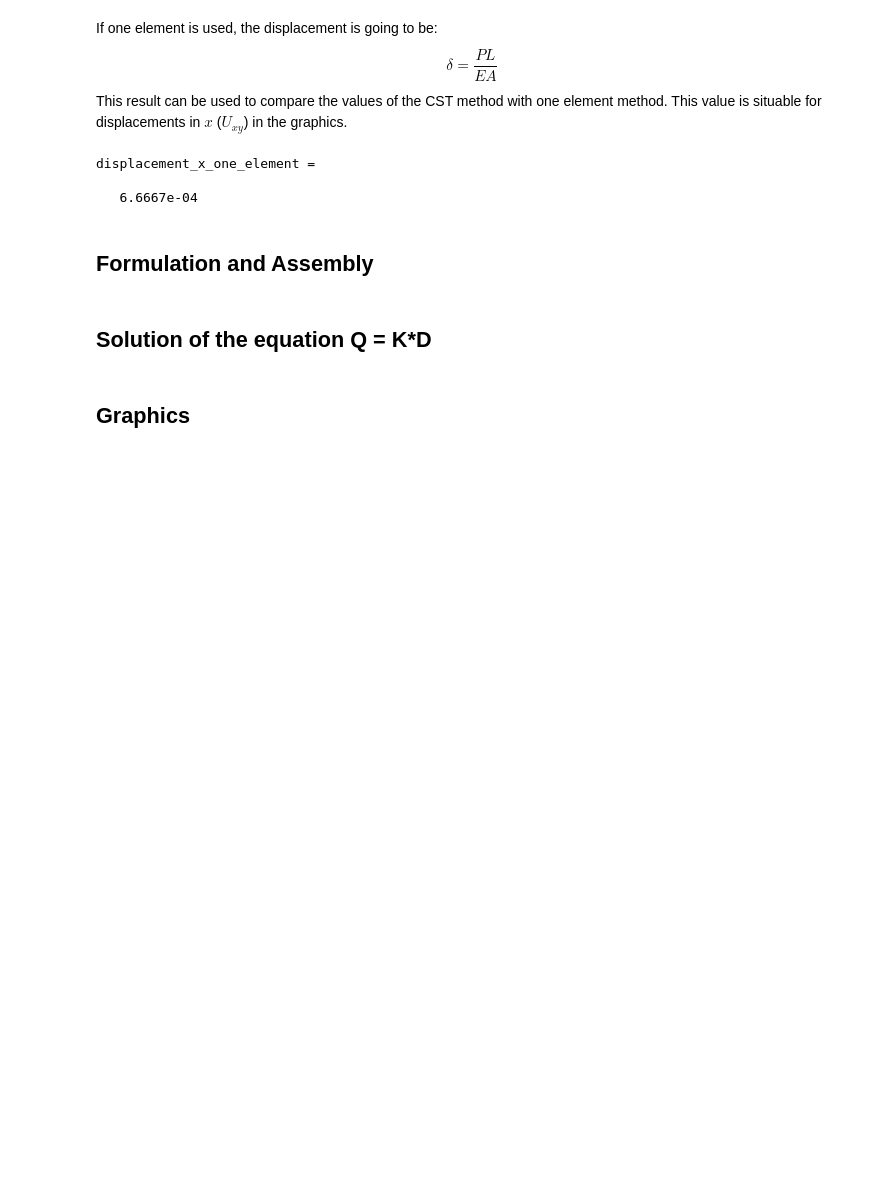
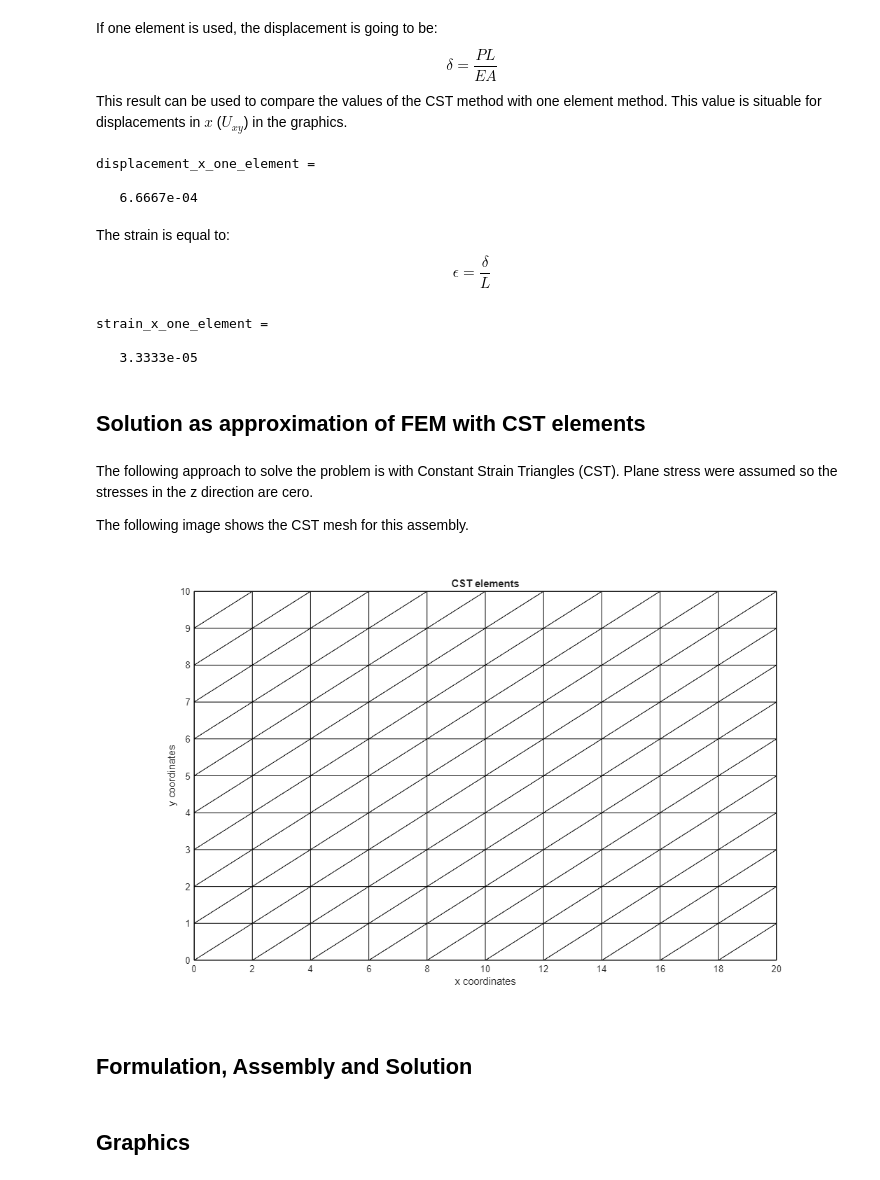
Before and after one commit to NICOLASQUINONES12/FEM-Plate-CST-Plane-Stress-MATLAB, a Jupyter notebook: Code jupyter.ipynb, the cells around one changed output. Drawn from its saved outputs; the diff is of its cells as text; code cells hidden in the pictures; blank space fills up the shorter version.

```diff
--- a/Code jupyter.ipynb
+++ b/Code jupyter.ipynb
@@ -45,6 +48,61 @@ displacement_x_one_element
 displacement_x_one_element =
 
    6.6667e-04
+# %% [markdown]
+The strain is equal to:
+$$
+\epsilon = \frac{\delta}{L}
+$$
+# %%
+strain_x_one_element = displacement_x_one_element/L;
+strain_x_one_element
+# %% [output]
+strain_x_one_element =
+
+   3.3333e-05
+# %% [markdown]
+## Solution as approximation of FEM with CST elements
+# %% [markdown]
+The following approach to solve the problem is with Constant Strain Triangles (CST). Plane stress were assumed so the stresses in the z direction are cero.
+
+The following image shows the CST mesh for this assembly.
+# %%
+if (n_x<=25) || (n_y<=25)
+    [X_gr, Y_gr] = meshgrid(x,y);
+    % Horizontal lines
+    for i = 1:size(X_gr,1)
+        plot(X_gr(i,:),Y_gr(i,:),'k');
+        hold on
+    end
+    % Vertical lines
+    for j = 1:size(X_gr,2)
+        plot(X_gr(:,j),Y_gr(:,j),'k');
+        hold on
+    end
+    % Diagonal lines
+    for i = 1:(size(X_gr,1)-1)
+        for j = 1:(size(X_gr,2)-1)
+            x0 = X_gr(i,j);
+            x1 = X_gr(i+1,j+1);
+            y0 = Y_gr(i,j);
+            y1 = Y_gr(i+1,j+1);
+            x_point = [x0,x1];
+            y_point = [y0,y1];
+            plot(x_point, y_point, 'k');
+            hold on
+        end
+    end
+    title('CST elements');
+    xlabel('x coordinates');
+    ylabel('y coordinates');
+    ax = gca;
+    ax.TickLength = [0 0];
+else
+    disp('The image of CST elements can be shown only if n_x <= 25 and n_y <= 25.');
+    disp('n_x are number of divisions in x and n_y are number or divisions in y.');
+end
+# %% [output]
+[figure, added]
 # %% [markdown]
-## Formulation and Assembly
+## Formulation, Assembly and Solution
 # %%
@@ -166,2 +254,0 @@ end
-# %% [markdown]
-## Solution of the equation Q = K*D
```
Also changed, not shown: parts of 14 cells of this notebook, 8 other files.
